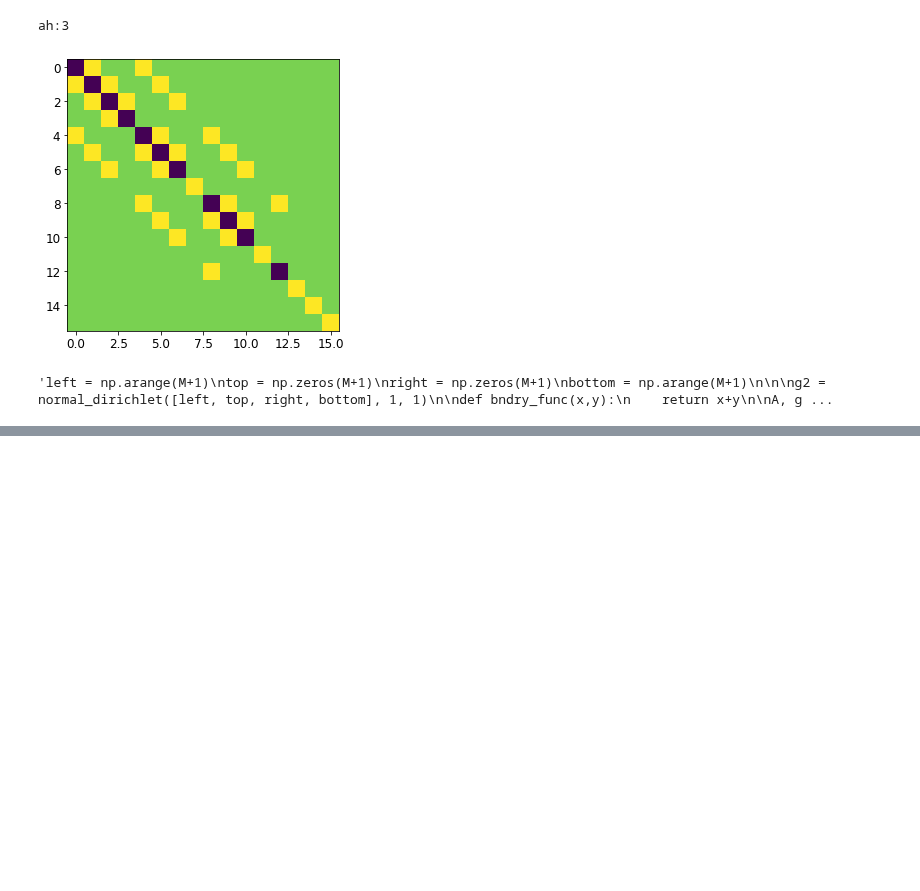
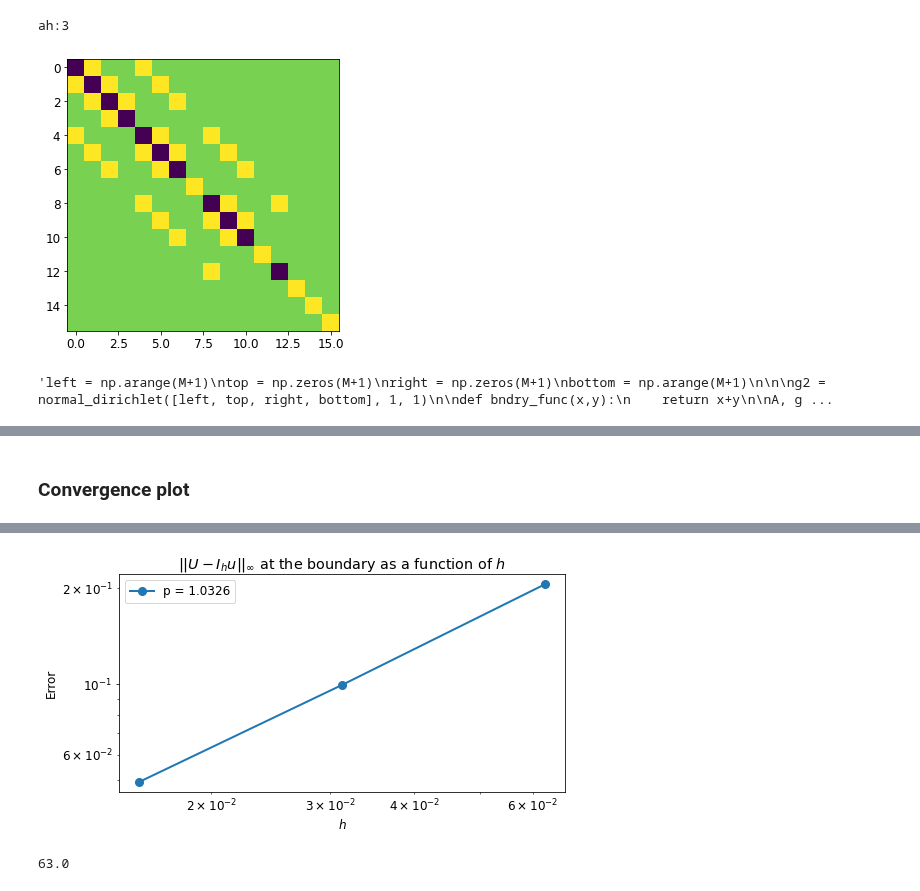
Before and after one commit to aledha/TMA4212-NumDiffDiff, a Jupyter notebook: Project 1/Project1_notebook.ipynb, the cells around one changed output, grey strips where cells are left out. Saved outputs shown, nothing was run; the diff lists cells and outputs as text; code cells hidden in the pictures; blank space fills up the shorter version.

```diff
--- a/Project 1/Project1_notebook.ipynb
+++ b/Project 1/Project1_notebook.ipynb
@@ -1080,0 +1107,73 @@ im(U-U_exact[1:-1,1:-1])
+# %% [markdown]
+### Convergence plot
+# %%
+def hyper_bndry_func(x,y):
+    return np.sin(np.pi * x) * np.cos(np.pi * y)
+
+def u_exact(x, y):
+    return np.sin(np.pi * x) * np.cos(np.pi * y)
+
+def f(x, y):
+    return np.pi**2 * (2) * np.sin(np.pi * x) * np.cos(np.pi * y)
+
+num_points = 3
+Ms = 2**np.arange(4, 4+num_points)
+print("M array: ", Ms)
+hs = 1 / Ms
+
+errors = np.zeros(num_points)
+
+for i in range(num_points):
+    M = Ms[i]
+    h = hs[i]
+    x = np.linspace(0, 1, M+1)
+    y = np.linspace(0, 1, M+1)
+    xx, yy = np.meshgrid(x, y)
+    fmat = f(xx, yy)[1:-1, 1:-1]
+    fvec = fmat.flatten()
+    U_exact = u_exact(xx, yy)
+    b = U_exact[0, :]
+    t = np.zeros(M+1)
+    l = U_exact[:, 0]
+    r = np.zeros(M+1)
+    boundaries = [l,t,r,b]
+
+    g2 = normal_dirichlet(boundaries, 1, 1)
+
+    g3 = normal_dirichlet_paranolic_y(M, hyper_bndry_func).flatten()
+    g4 = normal_dirichlet_paranolic_x(M, hyper_bndry_func).flatten()
+
+    g = (g3+g4+g2)
+
+    bool_domain = bool_domain_gen(M)[1:-1,1:-1]
+    omega = domain2(bool_domain)
+
+    C = ndiag([1,-4,1], [-1,0,1], (M-1))
+    B = 1 * np.eye(M-1)
+
+    A = triblock_mod(C, B, M, omega)
+    print(A.shape)
+    print(g.shape)
+    print(fvec.shape)
+    U_vec = np.linalg.solve(A, -g - fvec*h**2)
+    U = U_vec.reshape((M-1, M-1))
+
+    boundary_bool = bool_domain + g3.reshape((M-1,M-1)) + g4.reshape((M-1, M-1))
+    boundary_bool[boundary_bool == 1] = 0
+    boundary_bool[boundary_bool != 0] = 1
+
+    boundary_bool = boundary_bool.reshape((M-1, M-1))
+    analytical_boundary = U_exact[1:-1, 1:-1] * boundary_bool
+    numerical_boundary = U * boundary_bool
+
+    errors[i] = np.max(np.abs(analytical_boundary - numerical_boundary))
+
+order = np.polyfit(np.log(hs),np.log(errors), 1)[0]
+
+plt.loglog(hs, errors, '-o', label = 'p = {:.4f}'.format(order))
+plt.xlabel(r'$h$')
+plt.ylabel('Error')
+plt.title(r'$||U-I_{h}u||_\infty$ at the boundary as a function of $h$')
+plt.legend()
+plt.show()
+# %% [output]
@@ -1080,0 +1190,5 @@ im(U-U_exact[1:-1,1:-1])
+[figure, added]
+# %%
+np.sqrt(3969)
+# %% [output]
+63.0
```
Also changed, not shown: parts of 5 cells of this notebook.
